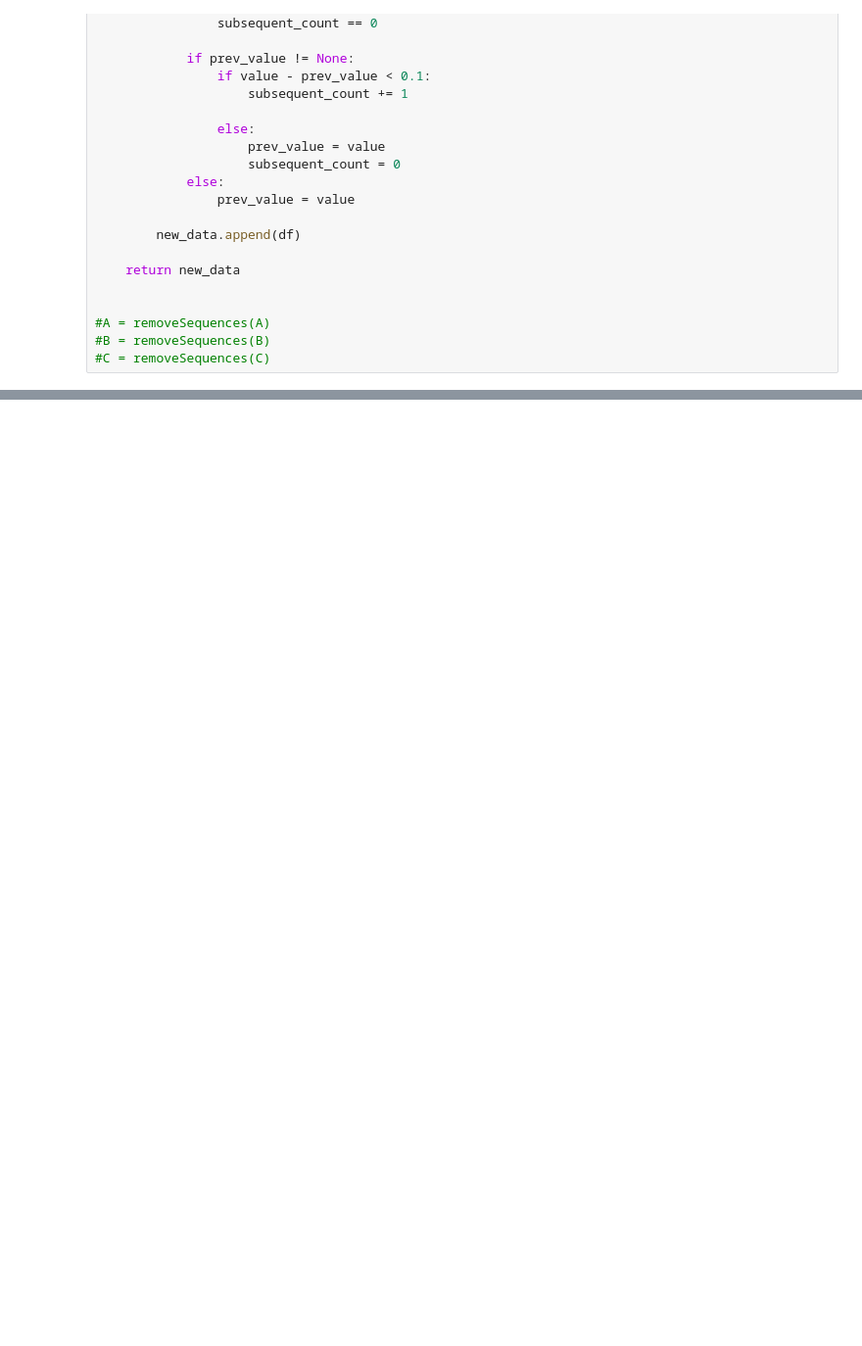
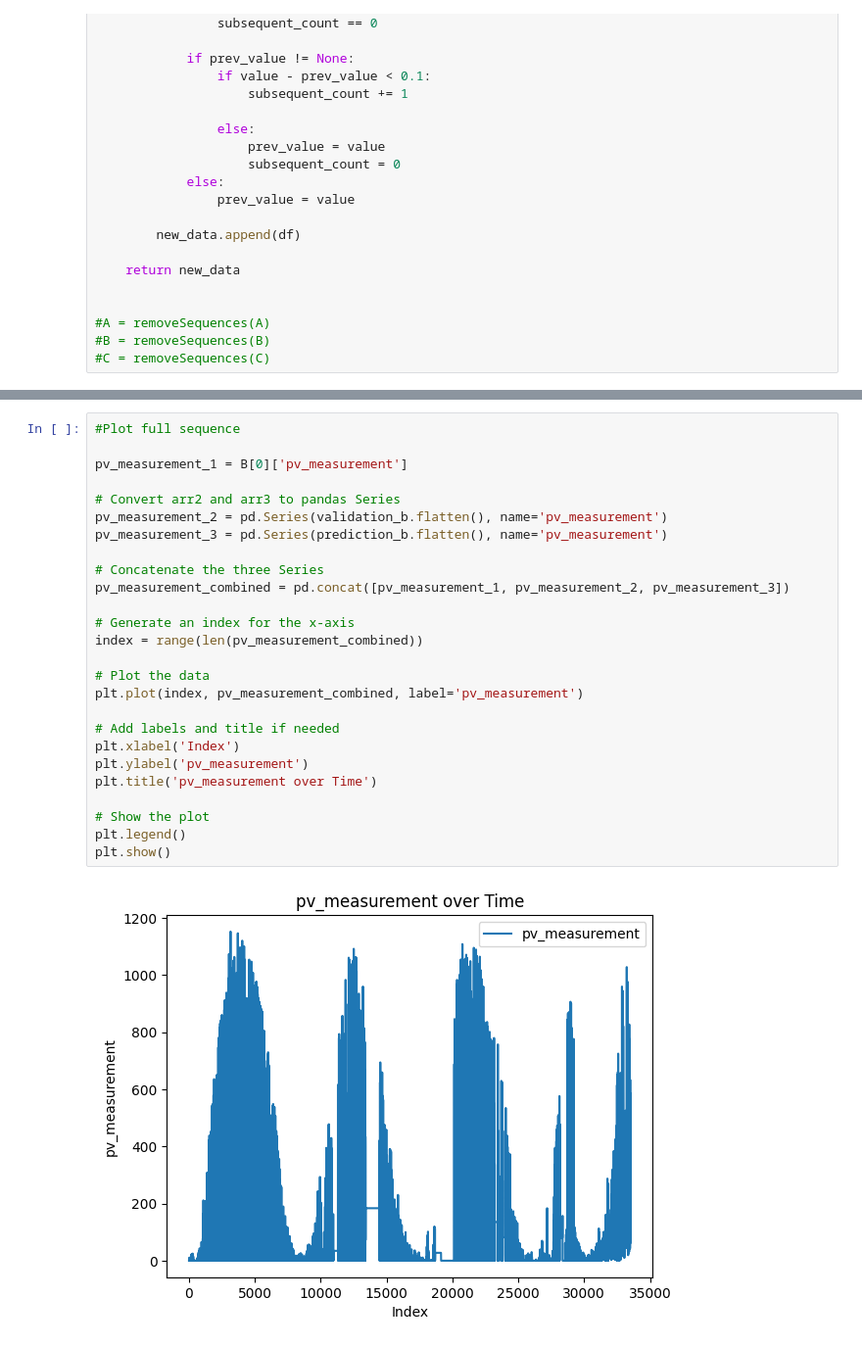
Before and after one commit to henrikmw/TDT4173-Time-Series-Forecasting, a Jupyter notebook: random_forest.ipynb, the cells around one changed output, grey strips where cells are left out. Shown at 98% size. Saved outputs shown, nothing was run; the diff lists cells and outputs as text; blank space fills up the shorter version.

```diff
--- a/random_forest.ipynb
+++ b/random_forest.ipynb
@@ -278,0 +408,28 @@ plt.show()
+# %%
+#Plot full sequence
+
+pv_measurement_1 = B[0]['pv_measurement']
+
+# Convert arr2 and arr3 to pandas Series
+pv_measurement_2 = pd.Series(validation_b.flatten(), name='pv_measurement')
+pv_measurement_3 = pd.Series(prediction_b.flatten(), name='pv_measurement')
+
+# Concatenate the three Series
+pv_measurement_combined = pd.concat([pv_measurement_1, pv_measurement_2, pv_measurement_3])
+
+# Generate an index for the x-axis
+index = range(len(pv_measurement_combined))
+
+# Plot the data
+plt.plot(index, pv_measurement_combined, label='pv_measurement')
+
+# Add labels and title if needed
+plt.xlabel('Index')
+plt.ylabel('pv_measurement')
+plt.title('pv_measurement over Time')
+
+# Show the plot
+plt.legend()
+plt.show()
+# %% [output]
+[figure, added]
```
Also changed, not shown: parts of 16 cells of this notebook, 2 other files.
